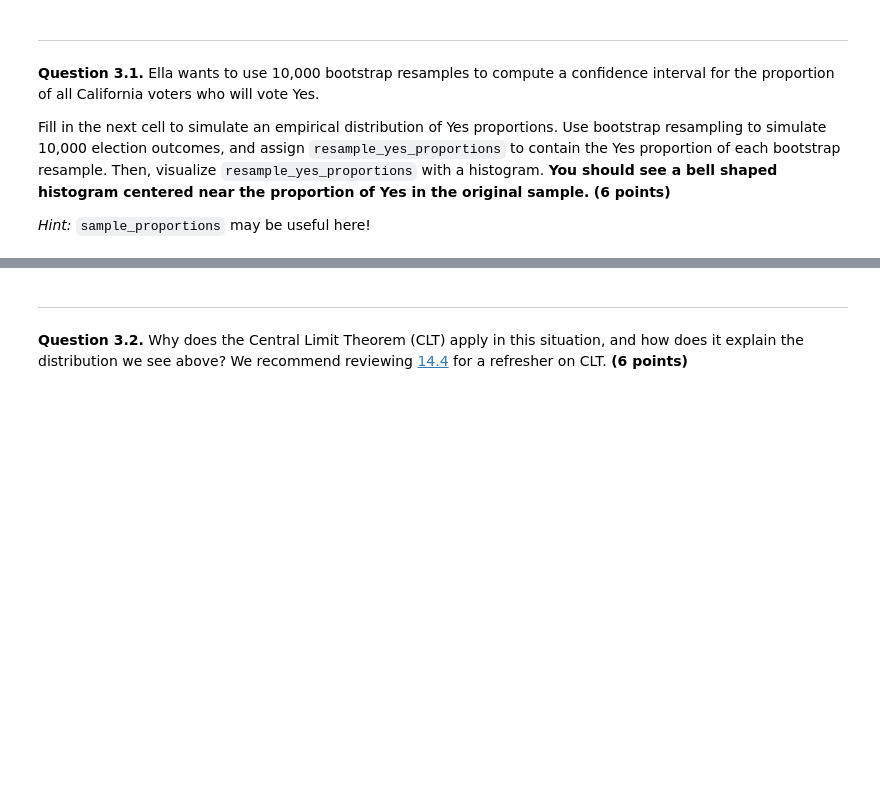
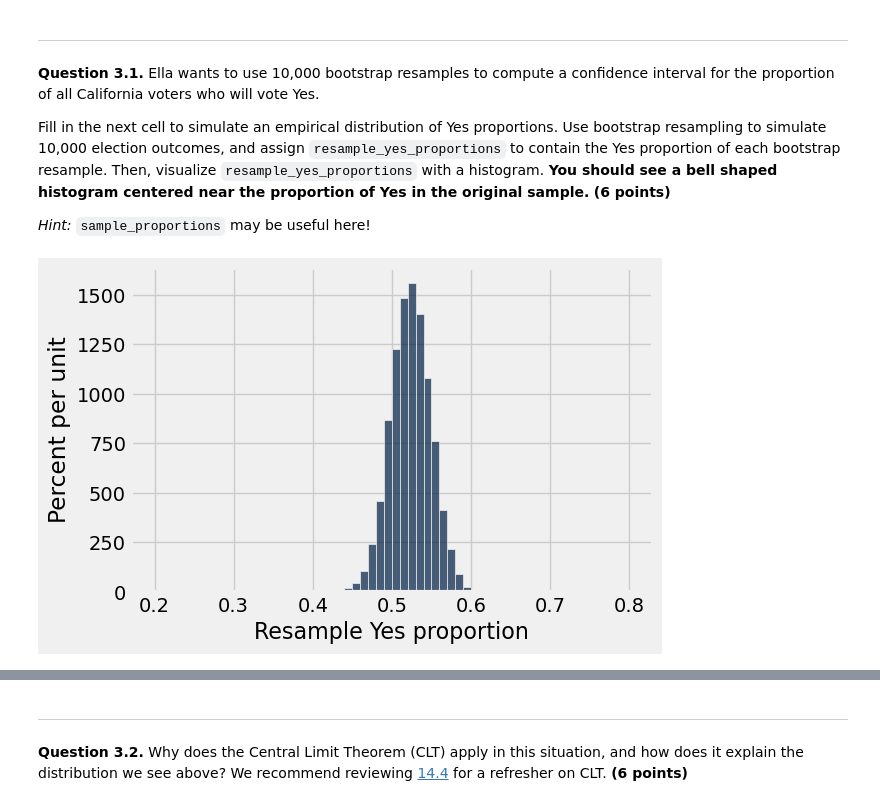
Before and after one commit to hnahtneyugn/materials-fa24, a Jupyter notebook: hw/hw09/hw09.ipynb, the cells around one changed output, grey strips where cells are left out. Saved outputs shown, nothing was run; the diff lists cells and outputs as text; code cells hidden in the pictures; blank space fills up the shorter version.

```diff
--- a/hw/hw09/hw09.ipynb
+++ b/hw/hw09/hw09.ipynb
@@ -224,8 +246,10 @@ Fill in the next cell to simulate an empirical distribution of Yes proportions.
 # %%
 resample_yes_proportions = make_array()
 for i in np.arange(10000):
-    resample = ...
-    resample_yes_proportions = ...
+    resample = sample_proportions(400, sample_with_proportions.column("Proportion")).item(0)
+    resample_yes_proportions = np.append(resample_yes_proportions, resample)
 Table().with_column("Resample Yes proportion", resample_yes_proportions).hist(bins=np.arange(.2, .8, .01))
+# %% [output]
+[figure, added]
 # %%
 grader.check("q3_1")
```
Also changed, not shown: parts of 30 cells of this notebook, 2 other files.
